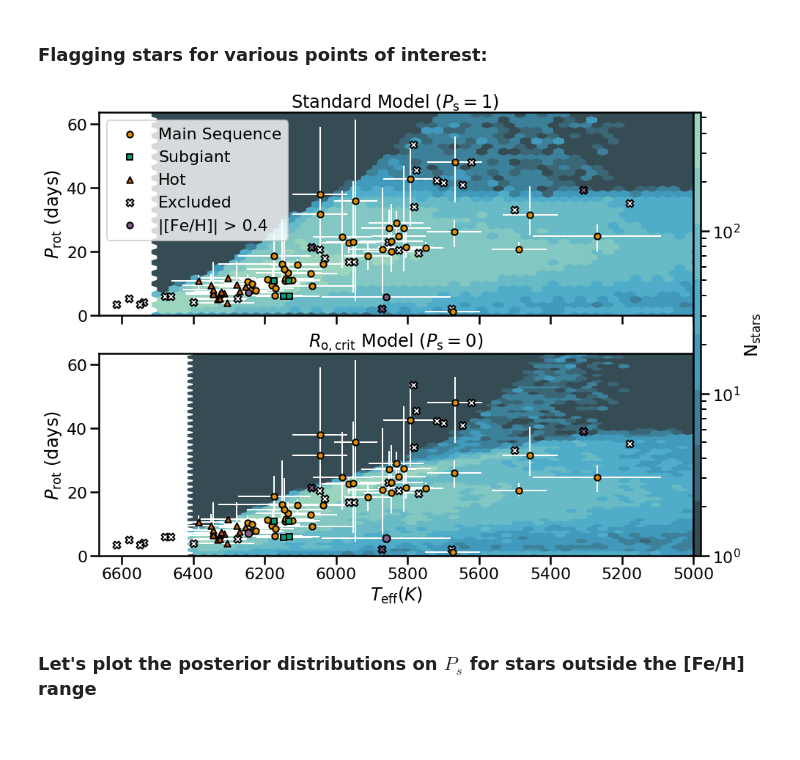
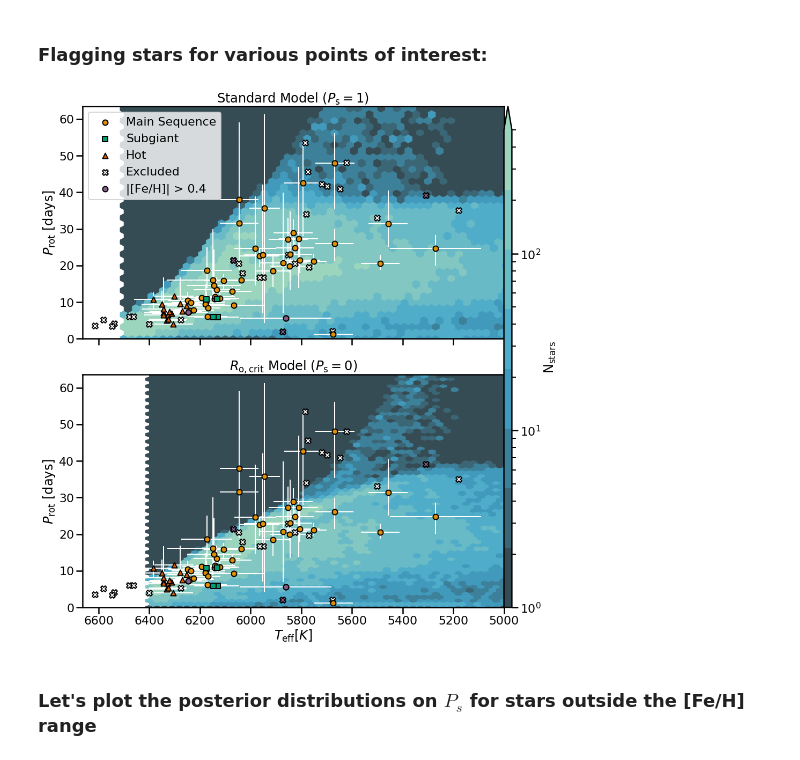
Before and after one commit to ojhall94/malatium, a Jupyter notebook: models/consolidate.ipynb, the cells around one changed output. Saved outputs shown, nothing was run; the diff lists cells and outputs as text; code cells hidden in the pictures; blank space fills up the shorter version.

```diff
--- a/models/consolidate.ipynb
+++ b/models/consolidate.ipynb
@@ -630,61 +630,60 @@ ms = (fin.hrclass == 'MS').values
 h = (fin.hrclass == 'H').values
 sg = (fin.hrclass == 'SG').values
 # %%
-fig, axes = plt.subplots(2,1, figsize=(15,10), sharex=True)
+fig, axes = plt.subplots(2,1, figsize=(15,15), sharex=True)
 # ax = plt.gca()
 ax = axes[0]
-c = ax.hexbin(standard.Teff, standard.P, cmap=cmap, bins='log')
+c = ax.hexbin(standard.Teff, standard.P, cmap=cmap, bins='log', vmin=1, vmax=500)
 ax.invert_xaxis()
 ax.scatter(np.nan, np.nan)
-ax.scatter(fin.Teff[ms], fin.P[ms], marker='o', s=70,zorder=3, ec='k', lw='2', label='Main Sequence')
-ax.scatter(fin.Teff[sg], fin.P[sg], marker=',', s=70,zorder=3, ec='k', lw='2', label='Subgiant')
-ax.scatter(fin.Teff[h], fin.P[h], marker='^', s=70,zorder=3, ec='k', lw='2', label='Hot')
+ax.scatter(fin.Teff[ms], fin.P[ms], marker='o', s=100,zorder=3, ec='k', lw='2', label='Main Sequence')
+ax.scatter(fin.Teff[sg], fin.P[sg], marker=',', s=100,zorder=3, ec='k', lw='2', label='Subgiant')
+ax.scatter(fin.Teff[h], fin.P[h], marker='^', s=100,zorder=3, ec='k', lw='2', label='Hot')
 
 # Excluded
-ax.scatter(exc.Teff, exc.P, marker='X', s=100,zorder=2, ec='k', c='w', lw=2, label='Excluded')
+ax.scatter(exc.Teff, exc.P, marker='X', s=120,zorder=2, ec='k', c='w', lw=2, label='Excluded')
 # FeH
-ax.scatter(excfeh.Teff, excfeh.P, marker='X', s=100,zorder=5, ec='k',
+ax.scatter(excfeh.Teff, excfeh.P, marker='X', s=120,zorder=5, ec='k',
            c=sns.xkcd_rgb["dusty purple"], lw=2)
-ax.scatter(feh.Teff, feh.P, marker='o', s=70,zorder=5, ec='k',
+ax.scatter(feh.Teff, feh.P, marker='o', s=100,zorder=5, ec='k',
            c=sns.xkcd_rgb["dusty purple"], lw=2, label='|[Fe/H]| > 0.4')
 ax.errorbar(fin.Teff, fin.P, c='w', lw=2, xerr=fin.eTeff, yerr=[fin.l_P, fin.u_P], fmt='|', zorder=1)
 ax.set_ylim(0, ati.P.max() + 10)
 ax.set_xlim(ati.Teff.max()+50, 5000)
-ax.set_ylabel(r'$P_{\rm rot}$ (days)')
+ax.set_ylabel(r'$P_{\rm rot}$ [days]')
 # ax.set_xlabel(r'$T_{\rm eff} (K)$')
 ax.set_title(r'Standard Model ($P_{\rm s} = 1$) ')
 ax.legend(loc='upper left')
 
 ax = axes[1]
-c = ax.hexbin(rocrit.Teff, rocrit.P, cmap=cmap, bins='log')
+c = ax.hexbin(rocrit.Teff, rocrit.P, cmap=cmap, bins='log', vmin=1, vmax=500)
 ax.invert_xaxis()
 ax.scatter(np.nan, np.nan)
-ax.scatter(fin.Teff[ms], fin.P[ms], marker='o', s=70,zorder=3, ec='k', lw='2', label='Main Sequence')
-ax.scatter(fin.Teff[sg], fin.P[sg], marker=',', s=70,zorder=3, ec='k', lw='2', label='Subgiant')
-ax.scatter(fin.Teff[h], fin.P[h], marker='^', s=70,zorder=3, ec='k', lw='2', label='Hot')
+ax.scatter(fin.Teff[ms], fin.P[ms], marker='o', s=100,zorder=3, ec='k', lw='2', label='Main Sequence')
+ax.scatter(fin.Teff[sg], fin.P[sg], marker=',', s=100,zorder=3, ec='k', lw='2', label='Subgiant')
+ax.scatter(fin.Teff[h], fin.P[h], marker='^', s=100,zorder=3, ec='k', lw='2', label='Hot')
 
-ax.scatter(exc.Teff, exc.P, marker='X', s=100,zorder=2, ec='k', c='w', lw=2, label='Excluded')
-ax.scatter(excfeh.Teff, excfeh.P, marker='X', s=100,zorder=5, ec='k',
+ax.scatter(exc.Teff, exc.P, marker='X', s=120,zorder=2, ec='k', c='w', lw=2, label='Excluded')
+ax.scatter(excfeh.Teff, excfeh.P, marker='X', s=120,zorder=5, ec='k',
            c=sns.xkcd_rgb["dusty purple"], lw=2)
 ax.scatter(feh.Teff, feh.P, marker='o', s=100,zorder=5, ec='k',
            c=sns.xkcd_rgb["dusty purple"], lw=2, label='|[Fe/H]| > 0.4')
 
 ax.errorbar(fin.Teff, fin.P, c='w', lw=2, xerr=fin.eTeff, yerr=[fin.l_P, fin.u_P], fmt='|', zorder=1)
 ax.set_ylim(0, ati.P.max() + 10)
 ax.set_xlim(ati.Teff.max()+50, 5000)
-ax.set_ylabel(r'$P_{\rm rot}$ (days)')
-ax.set_xlabel(r'$T_{\rm eff} (K)$')
+ax.set_ylabel(r'$P_{\rm rot}$ [days]')
+ax.set_xlabel(r'$T_{\rm eff} [K]$')
 ax.set_title(r'$R_{\rm o,crit}$ Model ($P_{\rm s} = 0$)')
 # ax.legend(loc='upper left')
 
 fig.tight_layout()
-fig.colorbar(c, ax=axes.ravel(),label=r'$\rm{N_{\rm stars}}$', pad=0, aspect=60)
-
-plt.savefig('/home/oliver/Dropbox/Apps/Overleaf/Malatium/Images/fullsample.png', dpi=300)
-plt.savefig('/home/oliver/Dropbox/Apps/Overleaf/Malatium/Images/fullsample.pdf', rasterized=True)
+fig.colorbar(c, ax=axes.ravel(),label=r'$\rm{N_{\rm stars}}$', pad=0, aspect=60, extend='max')
+plt.savefig('/home/oliver/Dropbox/Apps/Overleaf/Malatium/Images/fullsample.png', bbox_inches='tight', dpi=300)
+plt.savefig('/home/oliver/Dropbox/Apps/Overleaf/Malatium/Images/fullsample.pdf', bbox_inches='tight', rasterized=True)
 plt.show()
 # %% [output]
-[figure, old version]
+[figure, new version]
 # %% [markdown]
 ### Let's plot the posterior distributions on $P_s$ for stars outside the [Fe/H] range
 # %%
```
Also changed, not shown: parts of 11 cells of this notebook, 5 other files.
